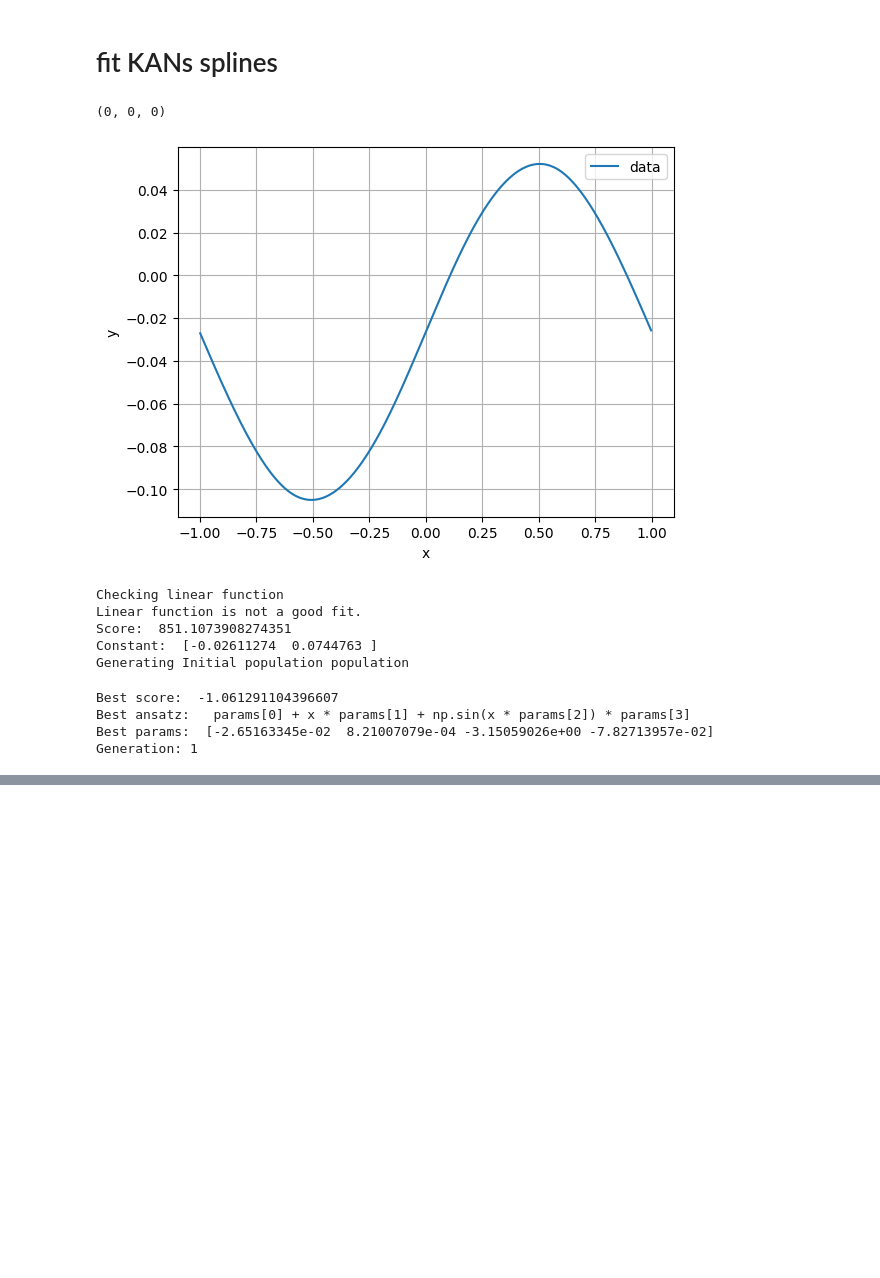
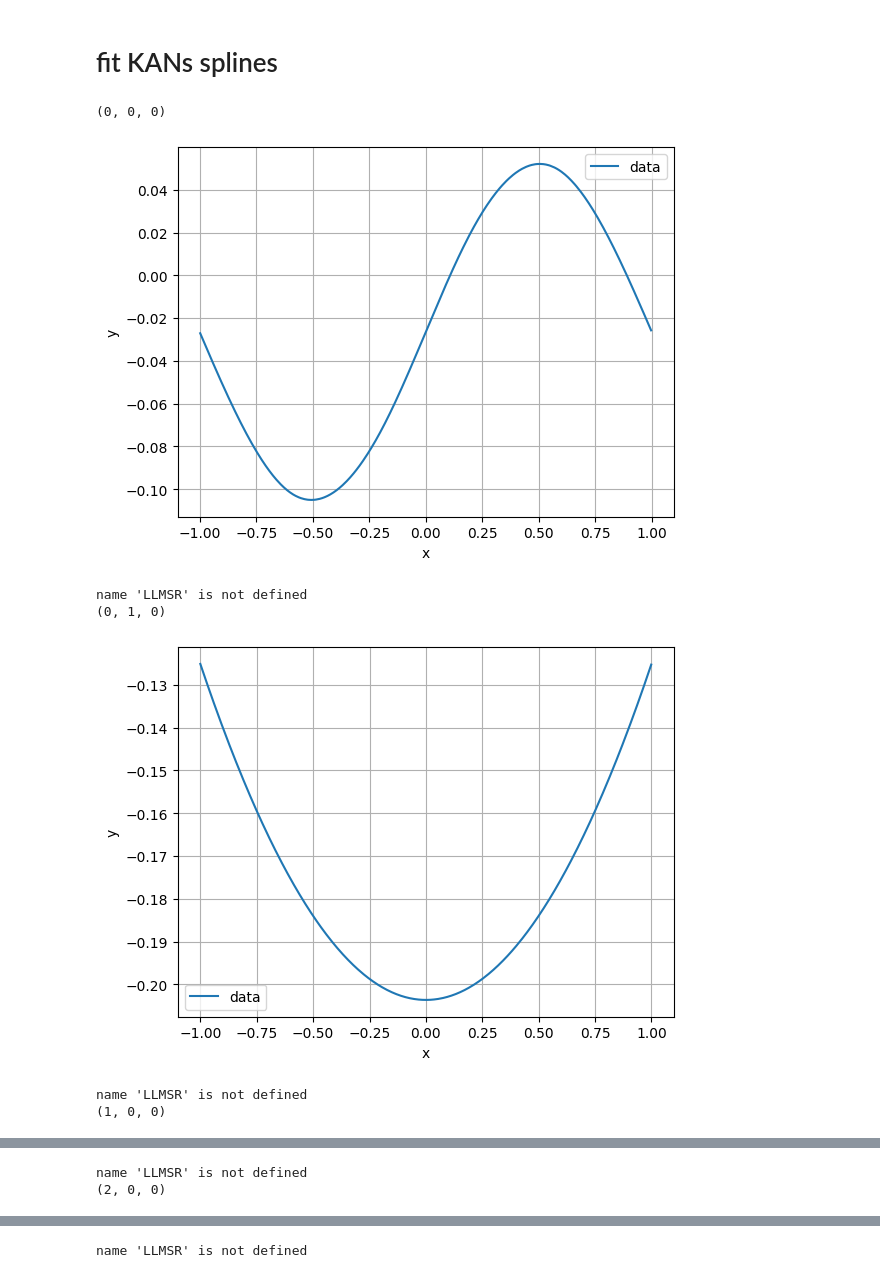
Before and after one commit to harveyThomas4692/llmlex, a Jupyter notebook: KANs/KAN_SR.ipynb, the cells around one changed output, grey strips where cells are left out. Drawn from its saved outputs; the diff is of its cells as text; code cells hidden in the pictures; blank space fills up the shorter version.

Commit message:
Move to package
Moved KAN functions into the package

```diff
--- a/KANs/KAN_SR.ipynb
+++ b/KANs/KAN_SR.ipynb
@@ -125,14 +41,10 @@ def to_symbolic(model, client, population=10, generations=3, temperature=0.1, gp
 # %%
-sym_expr = to_symbolic(model, client, gpt_model="openai/gpt-4o", exit_condition=min(res['train_loss']).item())
+sym_expr = LLMSR.to_symbolic(model, client, gpt_model="openai/gpt-4o", exit_condition=min(res['train_loss']).item())
 # %% [output]
 (0, 0, 0)
 [figure]
-Checking linear function
-Linear function is not a good fit.
-Score:  851.1073908274351
-Constant:  [-0.02611274  0.0744763 ]
-Generating Initial population population
+name 'LLMSR' is not defined
+(0, 1, 0)
+[figure, added]
-Best score:  -1.061291104396607
-Best ansatz:   params[0] + x * params[1] + np.sin(x * params[2]) * params[3]
-Best params:  [-2.65163345e-02  8.21007079e-04 -3.15059026e+00 -7.82713957e-02]
-Generation: 1
+name 'LLMSR' is not defined
+(1, 0, 0)
@@ -138,0 +52,2 @@ Generation: 1
+name 'LLMSR' is not defined
+(2, 0, 0)
@@ -139,3 +55,4 @@ Generation: 1
+name 'LLMSR' is not defined
 # %%
 import pickle
 with open('./sym_expr_4o.pkl', 'wb') as hnd:
```
Also changed, not shown: parts of 5 cells of this notebook, 9 other files.
